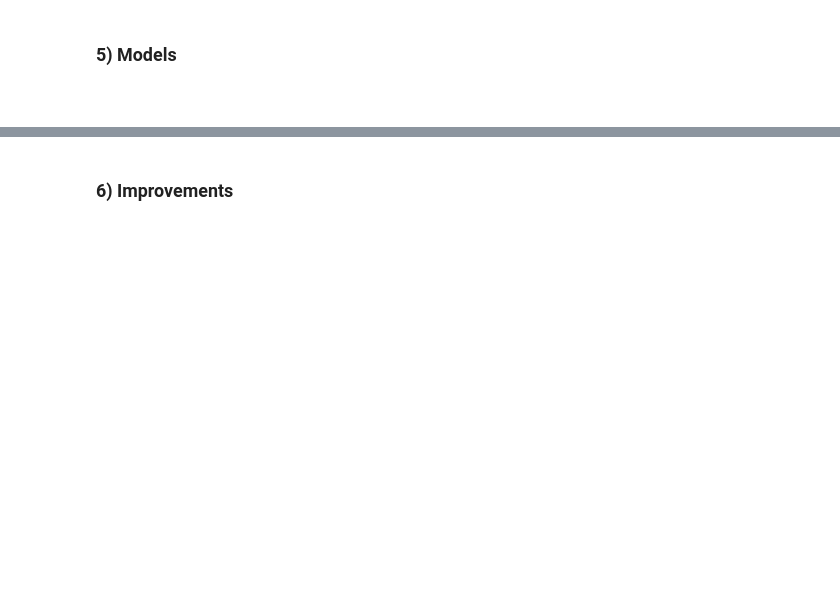
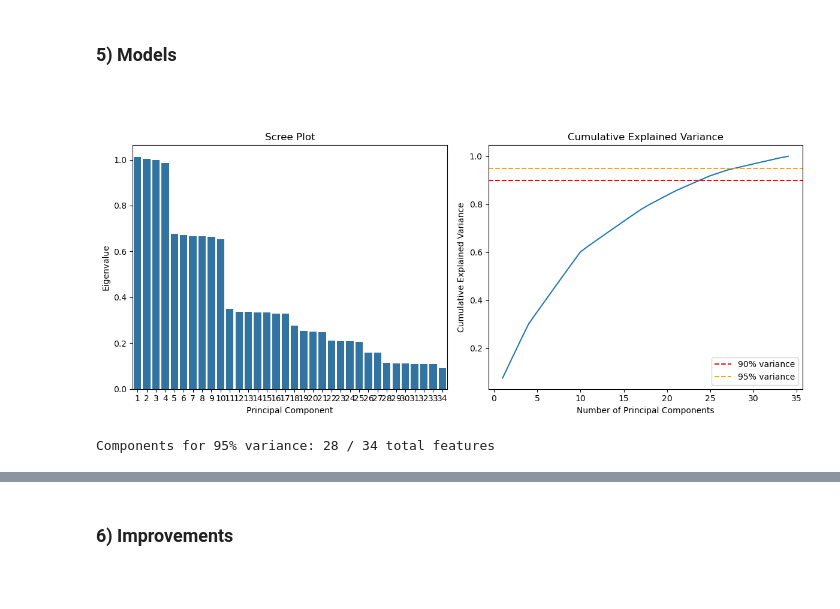
Before and after one commit to Zander-Rothering/Chem277a_Project_II, a Jupyter notebook: Project_II.ipynb, the cells around one changed output, grey strips where cells are left out. Drawn from its saved outputs; the diff is of its cells as text; code cells hidden in the pictures; blank space fills up the shorter version.

```diff
--- a/Project_II.ipynb
+++ b/Project_II.ipynb
@@ -331,5 +331,51 @@ plt.show()
 The mutual information scores show that there is a highly skewed distribution of predictive power across the features/ Age dominates by a pretty large marging where the MI is around 0.11, and then Genertifc Risk Factor (APOE-ε4 allele) and Family History of Alzeihmer's. This is consistent with established clinical literature on Alzheimer's risk. The majority of the remaining features fall under the 0.01 threshold including features like BMI, Diabetes, and Education Level. This sugges that they have limited indicidual predictive dependency with the target, but these features should still be kept for modeling. This is becuase their collective contribution might improve classification performance and removing then just based on MI could risk eliminating their interaction effects that might be captured by more complex models.
 # %% [markdown]
 ### 5) Models
+# %%
+#train test split
+X_train, X_test, Y_train, Y_test = train_test_split(df_alz_encoded, alz_target, test_size=0.4, random_state=42)
+
+#scaling only fit train to prevent data leakage
+scaler = StandardScaler()
+numeric_cols = numeric_features  # ['Age', 'Education Level', 'BMI', 'Cognitive Test Score']
+
+X_train = X_train.copy()
+X_test = X_test.copy()
+
+X_train[numeric_cols] = scaler.fit_transform(X_train[numeric_cols])
+X_test[numeric_cols] = scaler.transform(X_test[numeric_cols])
 # %% [markdown]
 <br>
+# %%
+pca = PCA()
+pca.fit(X_train)
+
+eigenvalues = pca.explained_variance_
+cumvar = np.cumsum(pca.explained_variance_ratio_)
+
+# Scree plot
+plt.figure(figsize=(12, 5))
+plt.subplot(1, 2, 1)
+sns.barplot(x=range(1, len(eigenvalues) + 1), y=eigenvalues)
+plt.xlabel('Principal Component')
+plt.ylabel('Eigenvalue')
+plt.title('Scree Plot')
+
+# Cumulative variance
+plt.subplot(1, 2, 2)
+plt.plot(range(1, len(cumvar) + 1), cumvar, linewidth=1.5)
+plt.axhline(y=0.90, color='red', linestyle='--', label='90% variance')
+plt.axhline(y=0.95, color='orange', linestyle='--', label='95% variance')
+plt.xlabel('Number of Principal Components')
+plt.ylabel('Cumulative Explained Variance')
+plt.title('Cumulative Explained Variance')
+plt.legend()
+
+plt.tight_layout()
+plt.show()
+
+n_components_95 = np.argmax(cumvar >= 0.95) + 1
+print(f"Components for 95% variance: {n_components_95} / {X_train.shape[1]} total features")
+# %% [output]
+[figure, added]
+Components for 95% variance: 28 / 34 total features
```
Also changed, not shown: parts of 5 cells of this notebook.
